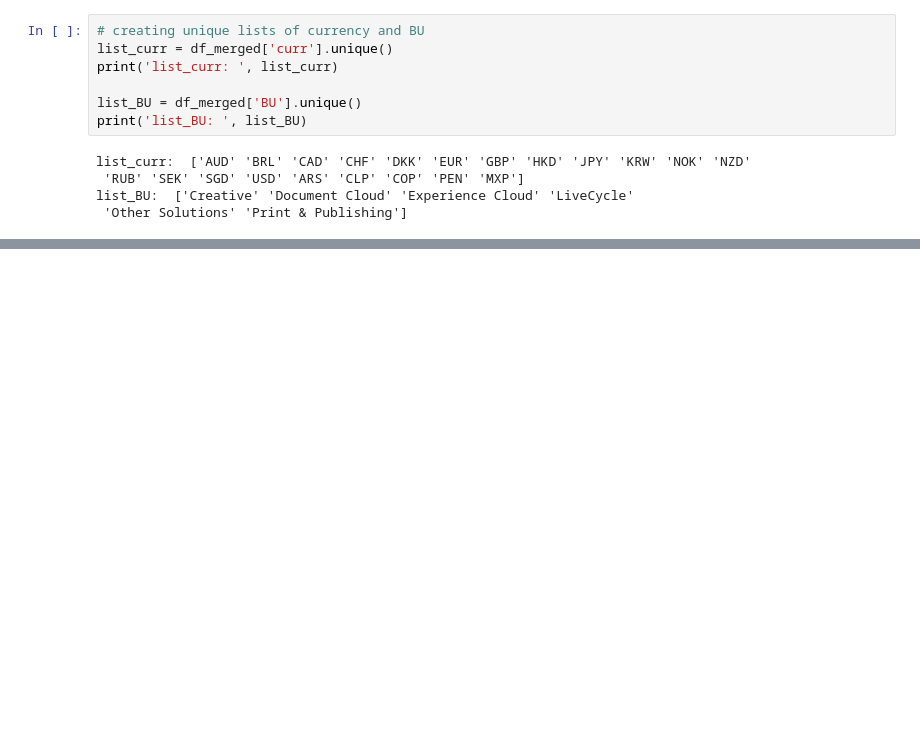
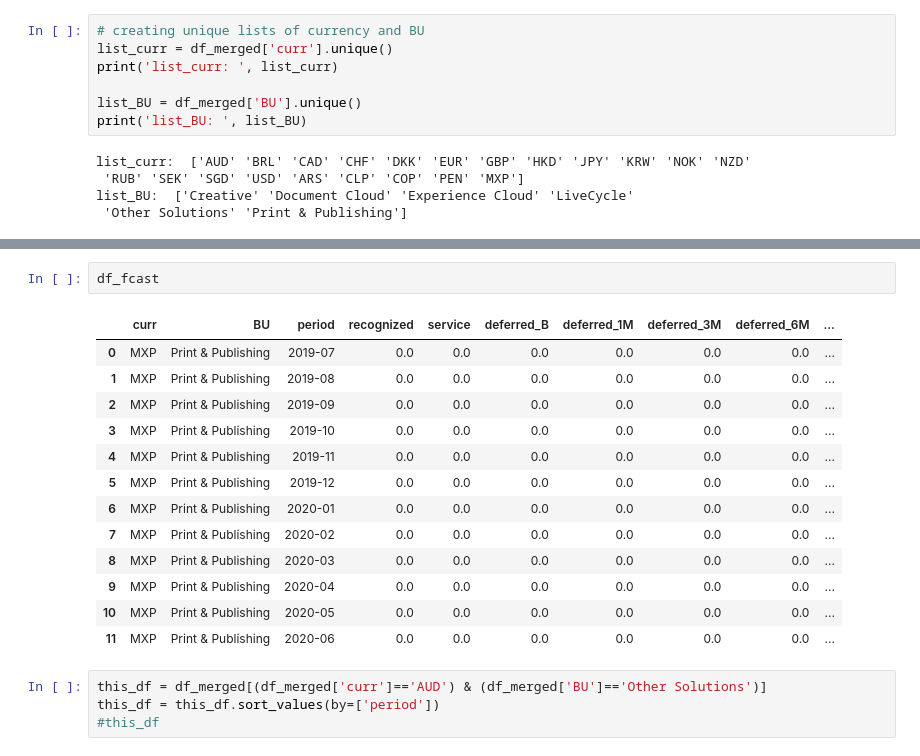
Before and after one commit to davidjsmith44/Deferred_Revenue_Forecast, a Jupyter notebook: src/deferred_all_pandas.ipynb, the cells around one changed output, grey strips where cells are left out. Cells and saved outputs as stored; diff of their text form; blank space fills up the shorter version.

```diff
--- a/src/deferred_all_pandas.ipynb
+++ b/src/deferred_all_pandas.ipynb
@@ -1610,0 +1709,20 @@ def_1M = def_1M.reshape(-1,1)
+# %%
+df_fcast
+# %% [output]
+|  | curr | BU | period | recognized | service | deferred_B | deferred_1M | deferred_3M | deferred_6M | ... |
+| 0 | MXP | Print & Publishing | 2019-07 | 0.0 | 0.0 | 0.0 | 0.0 | 0.0 | 0.0 | ... |
+| 1 | MXP | Print & Publishing | 2019-08 | 0.0 | 0.0 | 0.0 | 0.0 | 0.0 | 0.0 | ... |
+| 2 | MXP | Print & Publishing | 2019-09 | 0.0 | 0.0 | 0.0 | 0.0 | 0.0 | 0.0 | ... |
+| 3 | MXP | Print & Publishing | 2019-10 | 0.0 | 0.0 | 0.0 | 0.0 | 0.0 | 0.0 | ... |
+| 4 | MXP | Print & Publishing | 2019-11 | 0.0 | 0.0 | 0.0 | 0.0 | 0.0 | 0.0 | ... |
+| 5 | MXP | Print & Publishing | 2019-12 | 0.0 | 0.0 | 0.0 | 0.0 | 0.0 | 0.0 | ... |
+| 6 | MXP | Print & Publishing | 2020-01 | 0.0 | 0.0 | 0.0 | 0.0 | 0.0 | 0.0 | ... |
+| 7 | MXP | Print & Publishing | 2020-02 | 0.0 | 0.0 | 0.0 | 0.0 | 0.0 | 0.0 | ... |
+| 8 | MXP | Print & Publishing | 2020-03 | 0.0 | 0.0 | 0.0 | 0.0 | 0.0 | 0.0 | ... |
+| 9 | MXP | Print & Publishing | 2020-04 | 0.0 | 0.0 | 0.0 | 0.0 | 0.0 | 0.0 | ... |
+| 10 | MXP | Print & Publishing | 2020-05 | 0.0 | 0.0 | 0.0 | 0.0 | 0.0 | 0.0 | ... |
+| 11 | MXP | Print & Publishing | 2020-06 | 0.0 | 0.0 | 0.0 | 0.0 | 0.0 | 0.0 | ... |
+# %%
+this_df = df_merged[(df_merged['curr']=='AUD') & (df_merged['BU']=='Other Solutions')]
+this_df = this_df.sort_values(by=['period'])
+#this_df
```
Also changed, not shown: parts of 80 cells of this notebook.
